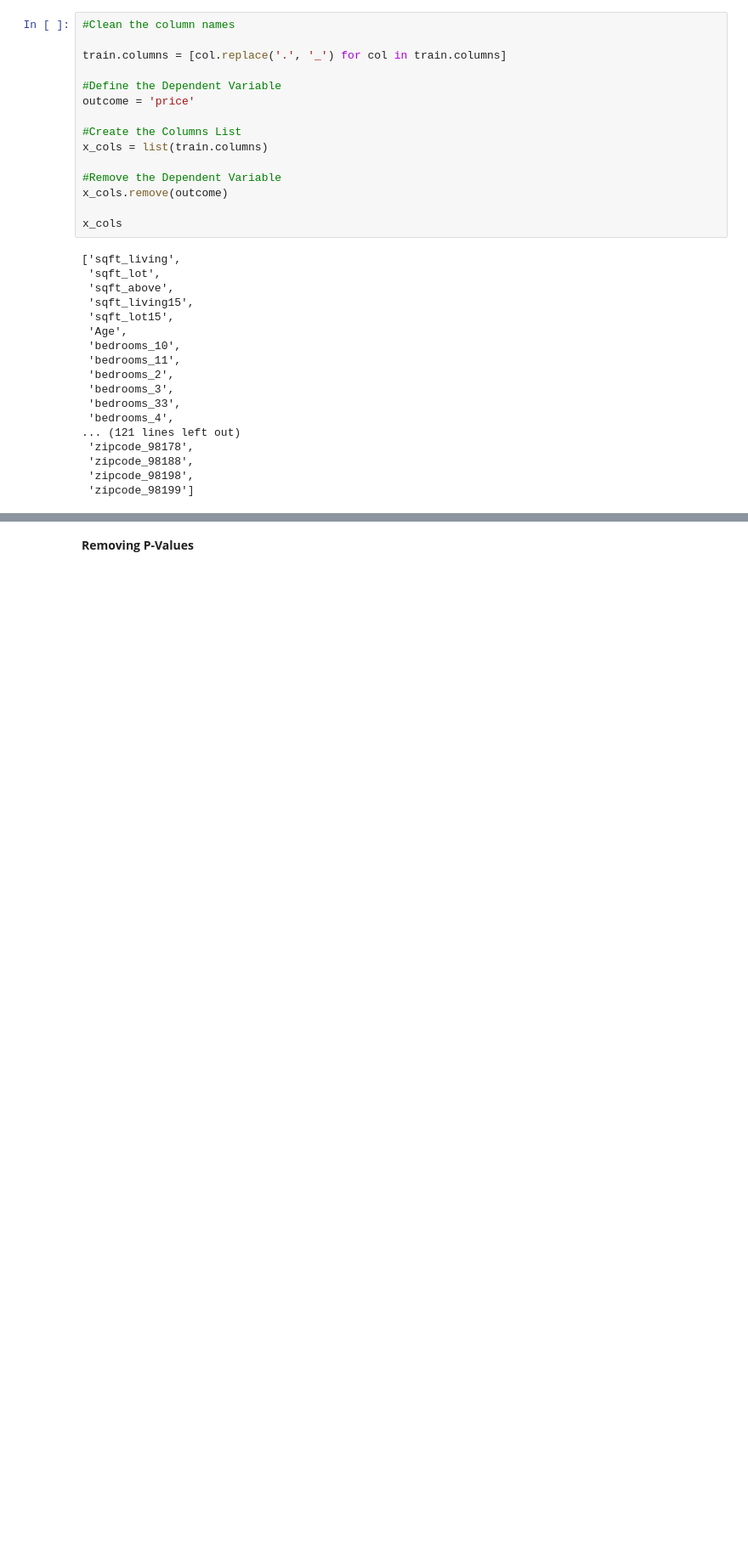
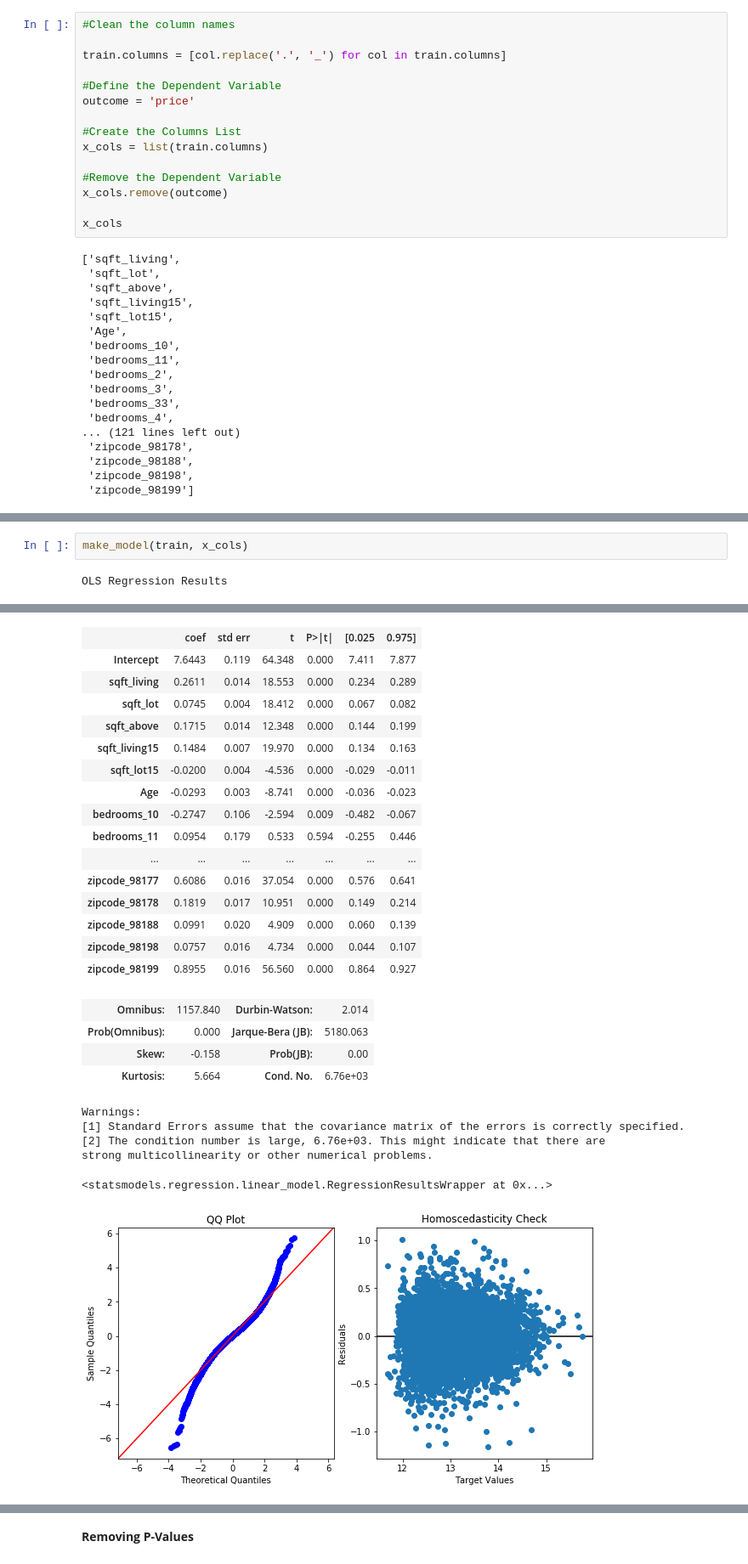
Before and after one commit to hpatel530/dsc-mod-2-project-v2-1-onl01-dtsc-ft-070620, a Jupyter notebook: student.ipynb, the cells around one changed output, grey strips where cells are left out. Shown at 85% size. Cells and saved outputs as stored; diff of their text form; blank space fills up the shorter version.

```diff
--- a/student.ipynb
+++ b/student.ipynb
@@ -698,0 +665,4 @@ strong multicollinearity problems or that the design matrix is singular.
+# %%
+make_model(train, x_cols)
+# %% [output]
+OLS Regression Results
@@ -699,3 +678,29 @@ strong multicollinearity problems or that the design matrix is singular.
+|  | coef | std err | t | P>|t| | [0.025 | 0.975] |
+| Intercept | 7.6443 | 0.119 | 64.348 | 0.000 | 7.411 | 7.877 |
+| sqft_living | 0.2611 | 0.014 | 18.553 | 0.000 | 0.234 | 0.289 |
+| sqft_lot | 0.0745 | 0.004 | 18.412 | 0.000 | 0.067 | 0.082 |
+| sqft_above | 0.1715 | 0.014 | 12.348 | 0.000 | 0.144 | 0.199 |
+| sqft_living15 | 0.1484 | 0.007 | 19.970 | 0.000 | 0.134 | 0.163 |
+| sqft_lot15 | -0.0200 | 0.004 | -4.536 | 0.000 | -0.029 | -0.011 |
+| Age | -0.0293 | 0.003 | -8.741 | 0.000 | -0.036 | -0.023 |
+| bedrooms_10 | -0.2747 | 0.106 | -2.594 | 0.009 | -0.482 | -0.067 |
+| bedrooms_11 | 0.0954 | 0.179 | 0.533 | 0.594 | -0.255 | 0.446 |
+| ... | ... | ... | ... | ... | ... | ... |
+| zipcode_98177 | 0.6086 | 0.016 | 37.054 | 0.000 | 0.576 | 0.641 |
+| zipcode_98178 | 0.1819 | 0.017 | 10.951 | 0.000 | 0.149 | 0.214 |
+| zipcode_98188 | 0.0991 | 0.020 | 4.909 | 0.000 | 0.060 | 0.139 |
+| zipcode_98198 | 0.0757 | 0.016 | 4.734 | 0.000 | 0.044 | 0.107 |
+| zipcode_98199 | 0.8955 | 0.016 | 56.560 | 0.000 | 0.864 | 0.927 |
+| Omnibus: | 1157.840 | Durbin-Watson: | 2.014 |
+| Prob(Omnibus): | 0.000 | Jarque-Bera (JB): | 5180.063 |
+| Skew: | -0.158 | Prob(JB): | 0.00 |
+| Kurtosis: | 5.664 | Cond. No. | 6.76e+03 |
+Warnings:
+[1] Standard Errors assume that the covariance matrix of the errors is correctly specified.
+[2] The condition number is large, 6.76e+03. This might indicate that there are
+strong multicollinearity or other numerical problems.
+<statsmodels.regression.linear_model.RegressionResultsWrapper at 0x...>
+[figure, added]
 # %% [markdown]
 >**Observations:**
 *  For Model 2, numeric data has been log transformed and dummy variables have been created for categorical data.
```
Also changed, not shown: parts of 66 cells of this notebook.
